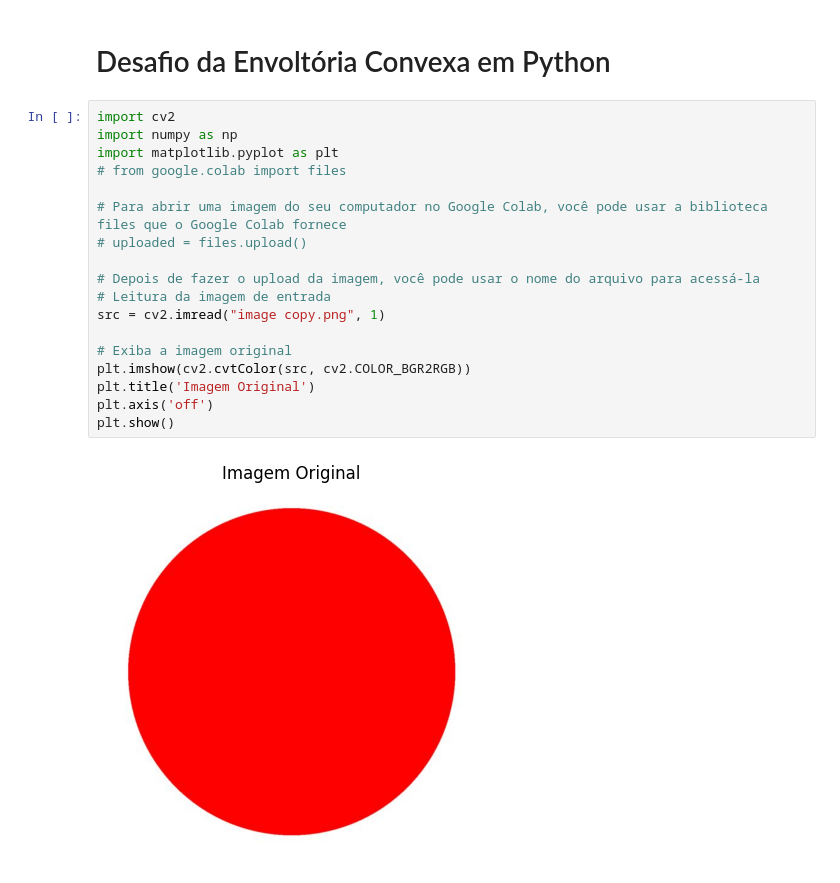
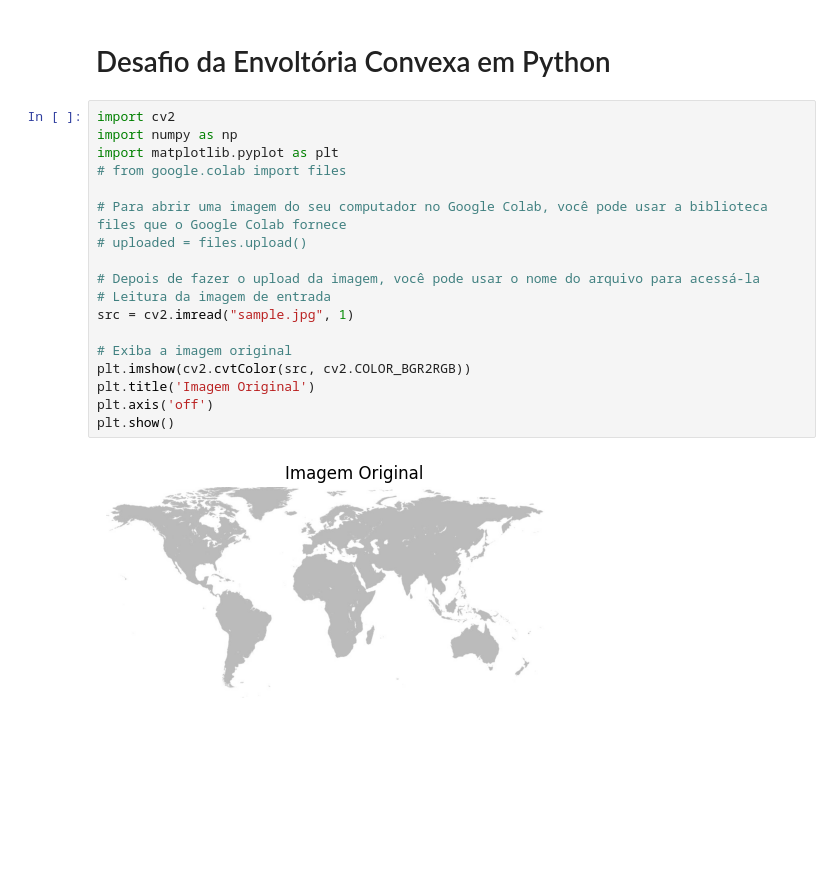
Before and after one commit to Danielcmc100/Envolt-ria-Convexa, a Jupyter notebook: Desafio_Envoltoria_Convexa.ipynb, the cells around one changed output. Drawn from its saved outputs; the diff is of its cells as text; blank space fills up the shorter version.

```diff
--- a/Desafio_Envoltoria_Convexa.ipynb
+++ b/Desafio_Envoltoria_Convexa.ipynb
@@ -3,23 +3,23 @@
 # %%
 import cv2
 import numpy as np
 import matplotlib.pyplot as plt
 # from google.colab import files
 
 # Para abrir uma imagem do seu computador no Google Colab, você pode usar a biblioteca files que o Google Colab fornece
 # uploaded = files.upload()
 
 # Depois de fazer o upload da imagem, você pode usar o nome do arquivo para acessá-la
 # Leitura da imagem de entrada
-src = cv2.imread("image copy.png", 1)
+src = cv2.imread("sample.jpg", 1)
 
 # Exiba a imagem original
 plt.imshow(cv2.cvtColor(src, cv2.COLOR_BGR2RGB))
 plt.title('Imagem Original')
 plt.axis('off')
 plt.show()
 # %% [output]
-[figure, old version]
+[figure, new version]
 # %%
 # Conversão da imagem para escala de cinza
 # [INSIRA O SEU BLOCO DE CÓDIGO AQUI]
```
Also changed, not shown: parts of 7 cells of this notebook, 1 other file.
